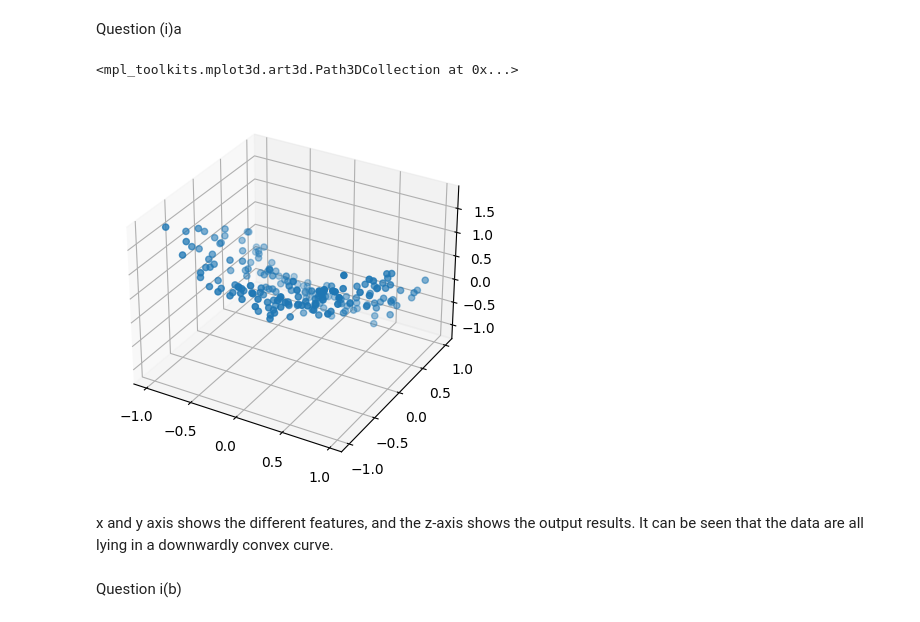
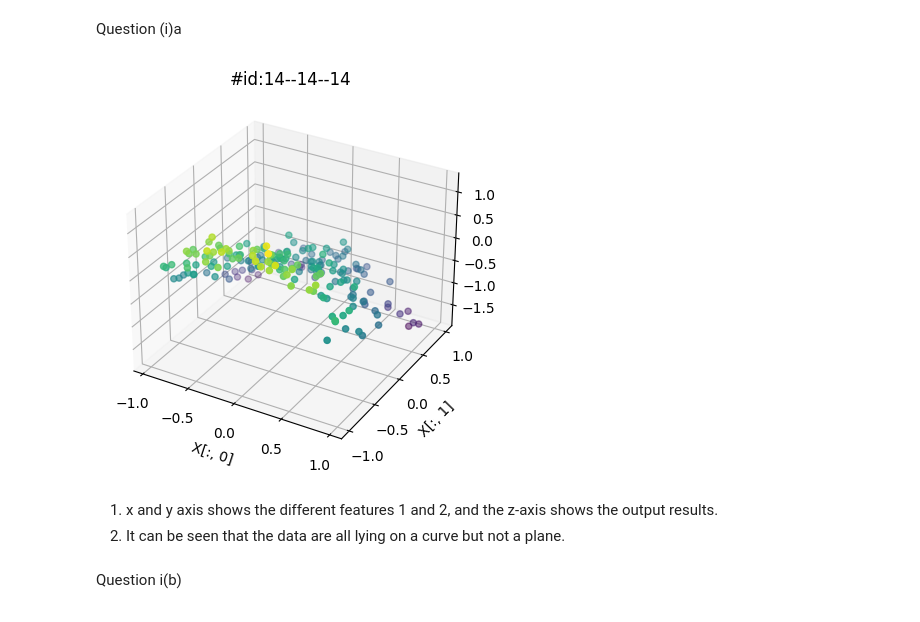
Before and after one commit to M2-Luminous/CSU44061-Machine-Learning, a Jupyter notebook: week3/week3_assign.ipynb, the cells around one changed output. Drawn from its saved outputs; the diff is of its cells as text; code cells hidden in the pictures.

```diff
--- a/week3/week3_assign.ipynb
+++ b/week3/week3_assign.ipynb
@@ -29,14 +32,16 @@ Question (i)a
 # %%
 fig = plt.figure()
 ax = fig.add_subplot(111, projection='3d')
-ax.scatter(X[:, 0], X[:, 1], y)
+ax.scatter(X[:, 0], X[:, 1], y, c=y, cmap='viridis', marker='o')
+ax.set_xlabel('X[:, 0]')
+ax.set_ylabel('X[:, 1]')
+ax.set_title('#id:14--14--14')
+plt.show()
 # %% [output]
-<mpl_toolkits.mplot3d.art3d.Path3DCollection at 0x...>
-[figure, old version]
+[figure, new version]
 # %% [markdown]
-x and y axis shows the different features,
-and the z-axis shows the output results.
-It can be seen that the data are all lying in a downwardly convex curve.
+1. x and y axis shows the different features 1 and 2, and the z-axis shows the output results.
+2. It can be seen that the data are all lying on a curve but not a plane.
 # %% [markdown]
 Question i(b)
 # %% [markdown]
```
Also changed, not shown: parts of 13 cells of this notebook, 1 other file.
